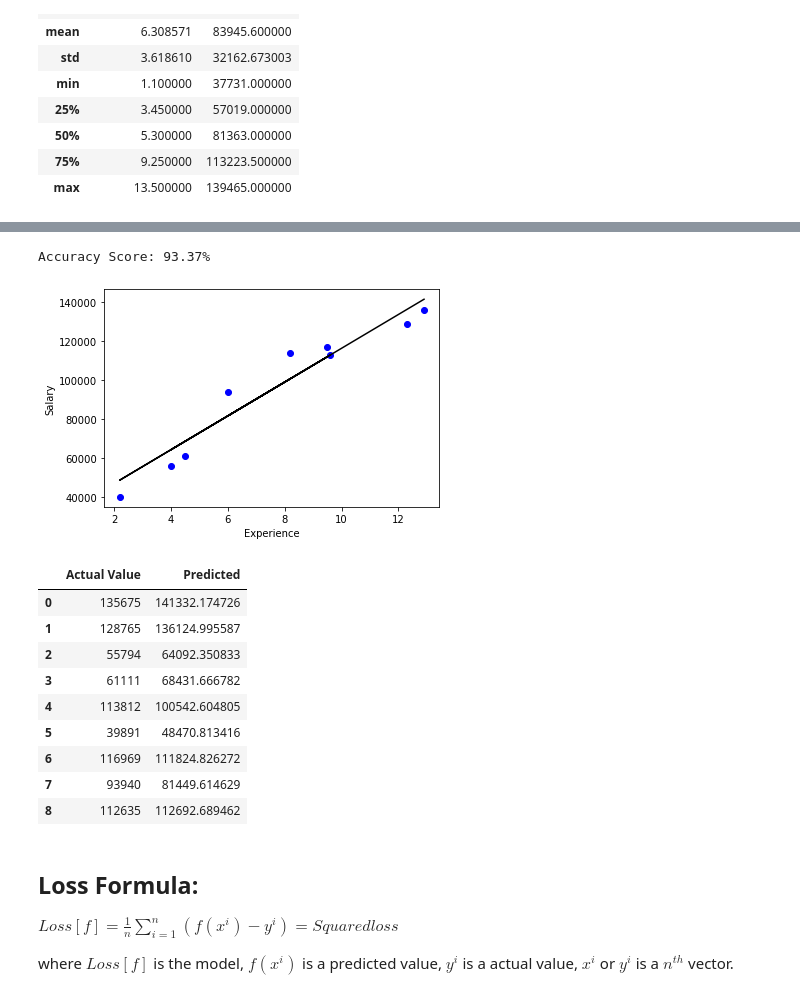
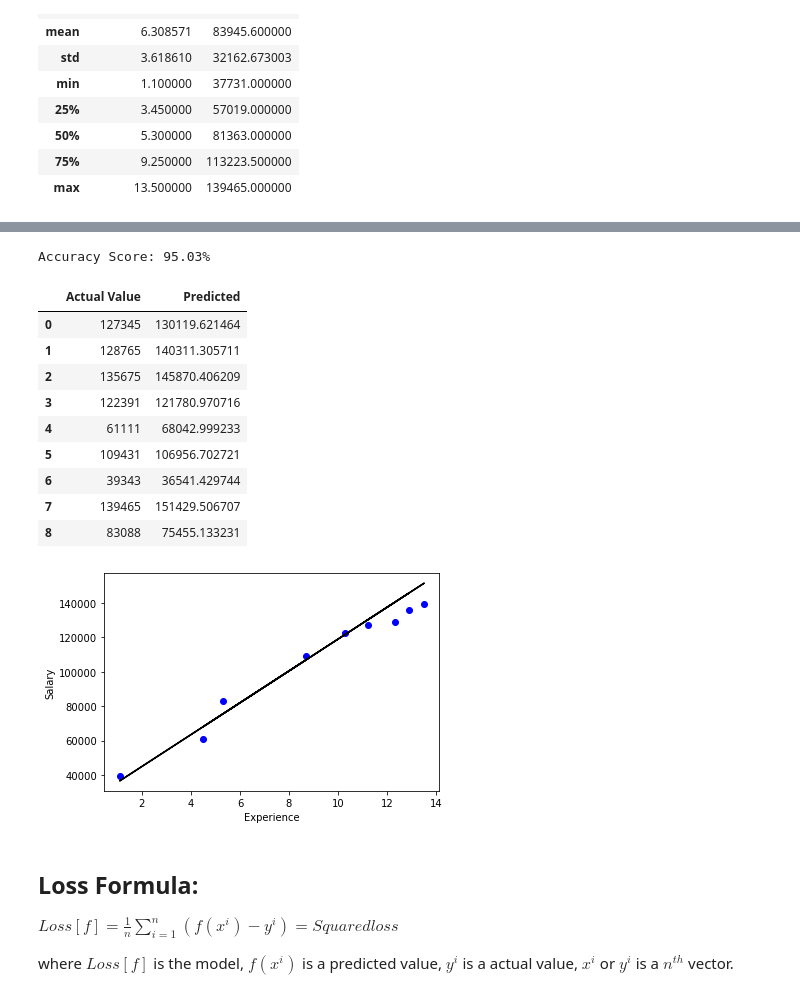
Before and after one commit to jeswanthmukesh20/DA-Lab, a Jupyter notebook: LinearRegressioin.ipynb, the cells around one changed output, grey strips where cells are left out. Cells and saved outputs as stored; diff of their text form; code cells hidden in the pictures.

```diff
--- a/LinearRegressioin.ipynb
+++ b/LinearRegressioin.ipynb
@@ -47,50 +40,51 @@ y = np.array(salary).reshape(-1, 1)
 # Splitting data for test and train
 X_train, X_test, y_train, y_test = train_test_split(X, y, test_size = 0.25)
 
 # Initializing LinearRegression object
 regr = LinearRegression()
 
 # Fitting Regression Line with train data
 regr.fit(X_train, y_train)
 
 # Printing the Accuracy Score with test data
 print(f"Accuracy Score: {(regr.score(X_test, y_test) * 100):.2f}%")
 
 
 # Predicting the values with test data
 y_pred = regr.predict(X_test)
 
 # Plotting the Regression Line
-plt.scatter(X_test, y_test, color ='b')
-plt.plot(X_test, y_pred, color ='k')
-plt.xlabel("Experience")
-plt.ylabel("Salary")
-plt.show()
+fig, ax = plt.subplots()
+ax.scatter(X_test, y_test, color ='b')
+ax.plot(X_test, y_pred, color ='k')
+ax.set_xlabel("Experience")
+ax.set_ylabel("Salary")
+# plt.show()
 
 # Converting the predicted 2D array to 1D array
 pre = [i[0] for i in y_pred]
 
 # Creating Dataframe Table to show the difference
 pred = pd.DataFrame({
 "Actual Value": [i[0] for i in y_test],
 "Predicted": pre
 })
 
 # Predicted Value
 pred
 # %% [output]
-Accuracy Score: 93.37%
+Accuracy Score: 95.03%
+|  | Actual Value | Predicted |
+| 0 | 127345 | 130119.621464 |
+| 1 | 128765 | 140311.305711 |
+| 2 | 135675 | 145870.406209 |
+| 3 | 122391 | 121780.970716 |
+| 4 | 61111 | 68042.999233 |
+| 5 | 109431 | 106956.702721 |
+| 6 | 39343 | 36541.429744 |
+| 7 | 139465 | 151429.506707 |
+| 8 | 83088 | 75455.133231 |
-[figure, old version]
+[figure, new version]
-|  | Actual Value | Predicted |
-| 0 | 135675 | 141332.174726 |
-| 1 | 128765 | 136124.995587 |
-| 2 | 55794 | 64092.350833 |
-| 3 | 61111 | 68431.666782 |
-| 4 | 113812 | 100542.604805 |
-| 5 | 39891 | 48470.813416 |
-| 6 | 116969 | 111824.826272 |
-| 7 | 93940 | 81449.614629 |
-| 8 | 112635 | 112692.689462 |
 # %% [markdown]
 ## Loss Formula:
 **$Loss[f] =  \frac1n \sum_{i=1}^{n} (f(x^{i}) - y^{i}) = Squared loss$**
```
Also changed, not shown: parts of 2 cells of this notebook.
